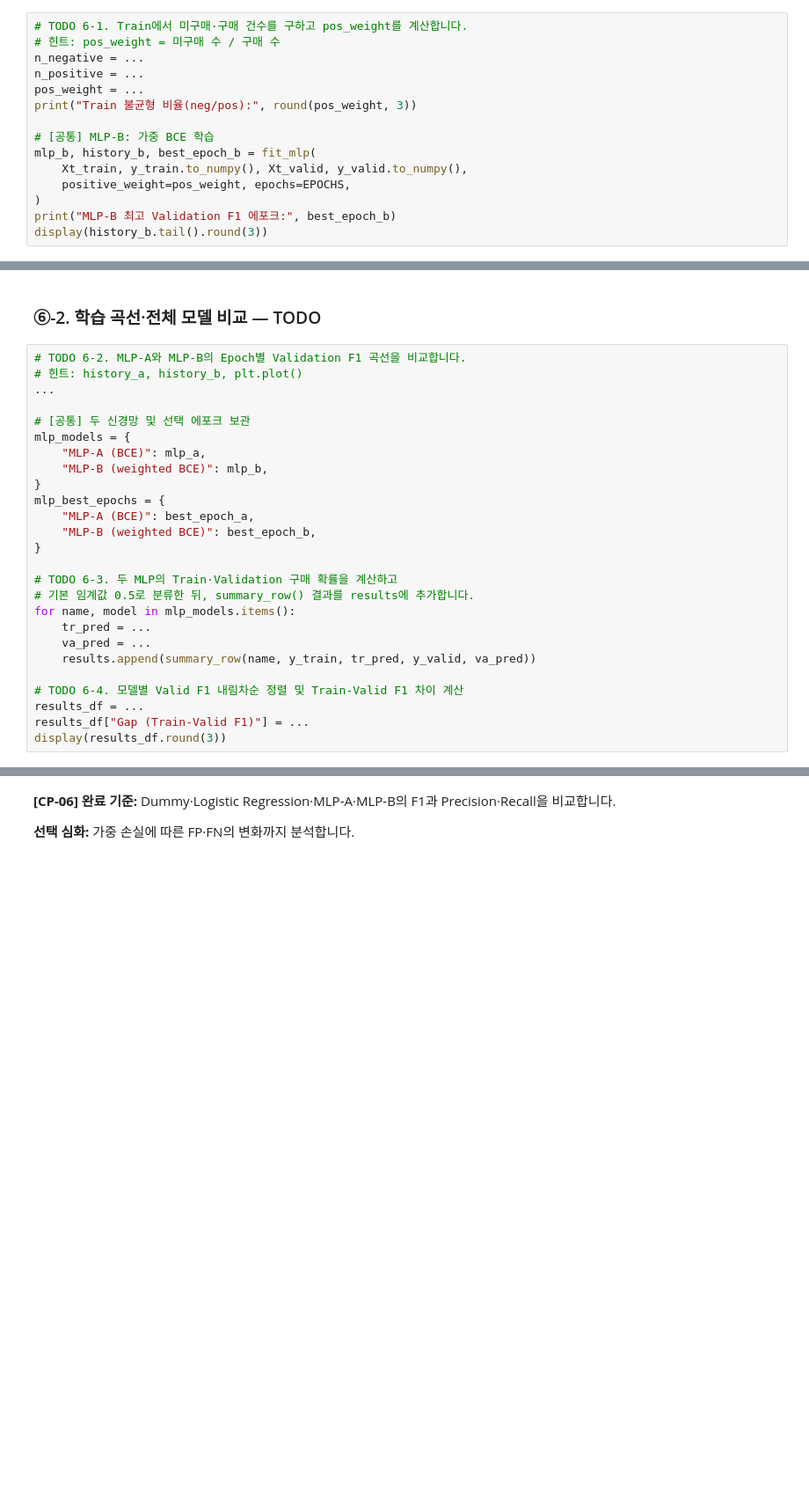
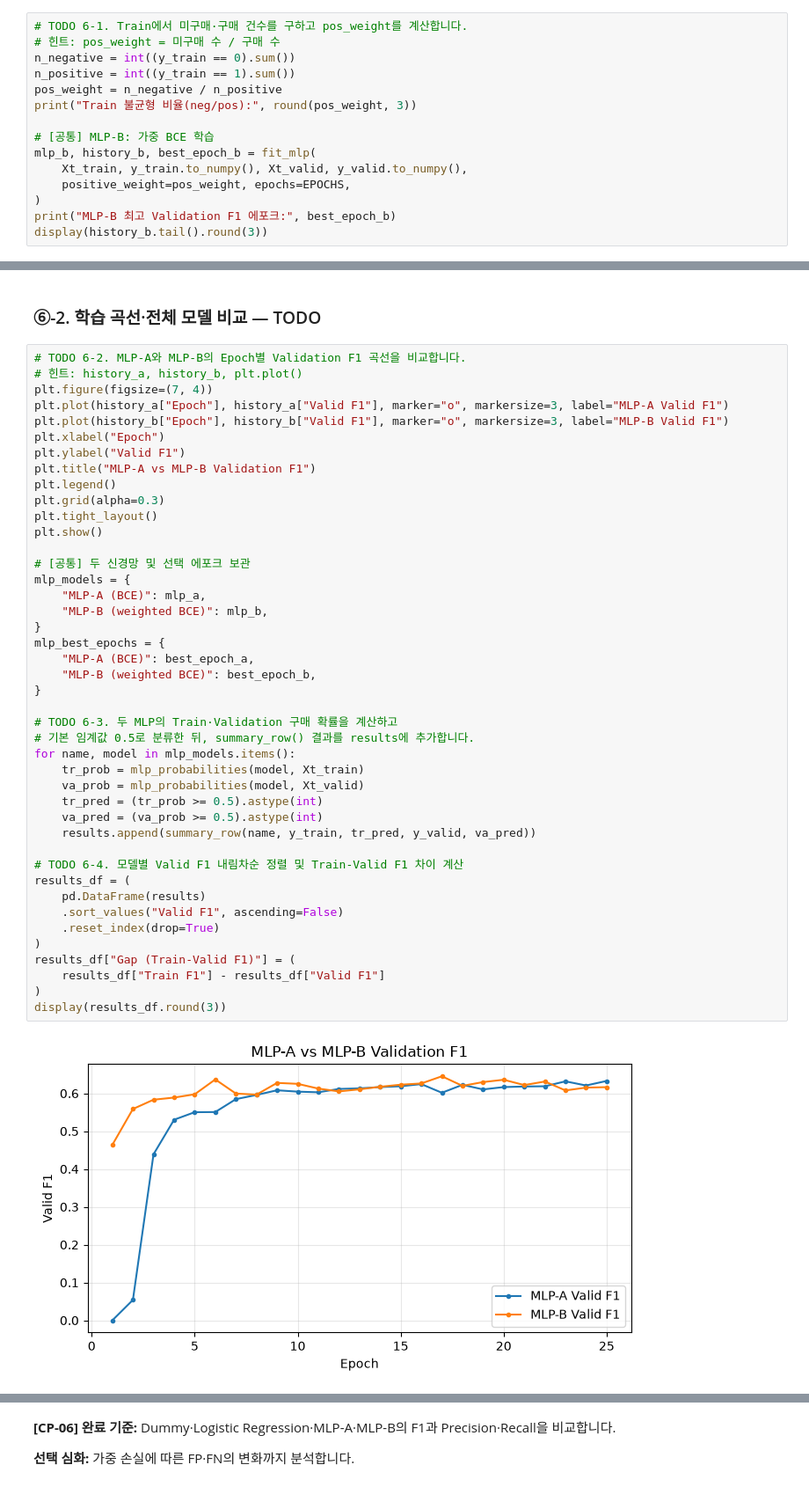
Before and after one commit to Gotti0/ai-mini-projects, a Jupyter notebook: mini-project-01/code/02_classification_online_shopping.ipynb, the cells around one changed output, grey strips where cells are left out. Shown at 88% size. Cells and saved outputs as stored; diff of their text form; blank space fills up the shorter version.

```diff
--- a/mini-project-01/code/02_classification_online_shopping.ipynb
+++ b/mini-project-01/code/02_classification_online_shopping.ipynb
@@ -703,9 +703,9 @@ MLP-A 최고 Validation F1 에포크: 25
 # %%
 # TODO 6-1. Train에서 미구매·구매 건수를 구하고 pos_weight를 계산합니다.
 # 힌트: pos_weight = 미구매 수 / 구매 수
-n_negative = ...
-n_positive = ...
-pos_weight = ...
+n_negative = int((y_train == 0).sum())
+n_positive = int((y_train == 1).sum())
+pos_weight = n_negative / n_positive
 print("Train 불균형 비율(neg/pos):", round(pos_weight, 3))
 
 # [공통] MLP-B: 가중 BCE 학습
@@ -722,26 +729,45 @@ TypeError: type ellipsis doesn't define __round__ method
 # %%
 # TODO 6-2. MLP-A와 MLP-B의 Epoch별 Validation F1 곡선을 비교합니다.
 # 힌트: history_a, history_b, plt.plot()
-...
+plt.figure(figsize=(7, 4))
+plt.plot(history_a["Epoch"], history_a["Valid F1"], marker="o", markersize=3, label="MLP-A Valid F1")
+plt.plot(history_b["Epoch"], history_b["Valid F1"], marker="o", markersize=3, label="MLP-B Valid F1")
+plt.xlabel("Epoch")
+plt.ylabel("Valid F1")
+plt.title("MLP-A vs MLP-B Validation F1")
+plt.legend()
+plt.grid(alpha=0.3)
+plt.tight_layout()
+plt.show()
 
 # [공통] 두 신경망 및 선택 에포크 보관
 mlp_models = {
     "MLP-A (BCE)": mlp_a,
     "MLP-B (weighted BCE)": mlp_b,
 }
 mlp_best_epochs = {
     "MLP-A (BCE)": best_epoch_a,
     "MLP-B (weighted BCE)": best_epoch_b,
 }
 
 # TODO 6-3. 두 MLP의 Train·Validation 구매 확률을 계산하고
 # 기본 임계값 0.5로 분류한 뒤, summary_row() 결과를 results에 추가합니다.
 for name, model in mlp_models.items():
-    tr_pred = ...
-    va_pred = ...
+    tr_prob = mlp_probabilities(model, Xt_train)
+    va_prob = mlp_probabilities(model, Xt_valid)
+    tr_pred = (tr_prob >= 0.5).astype(int)
+    va_pred = (va_prob >= 0.5).astype(int)
     results.append(summary_row(name, y_train, tr_pred, y_valid, va_pred))
 
 # TODO 6-4. 모델별 Valid F1 내림차순 정렬 및 Train-Valid F1 차이 계산
-results_df = ...
-results_df["Gap (Train-Valid F1)"] = ...
+results_df = (
+    pd.DataFrame(results)
+    .sort_values("Valid F1", ascending=False)
+    .reset_index(drop=True)
+)
+results_df["Gap (Train-Valid F1)"] = (
+    results_df["Train F1"] - results_df["Valid F1"]
+)
 display(results_df.round(3))
+# %% [output]
+[figure, added]
```
Also changed, not shown: parts of 3 cells of this notebook.
